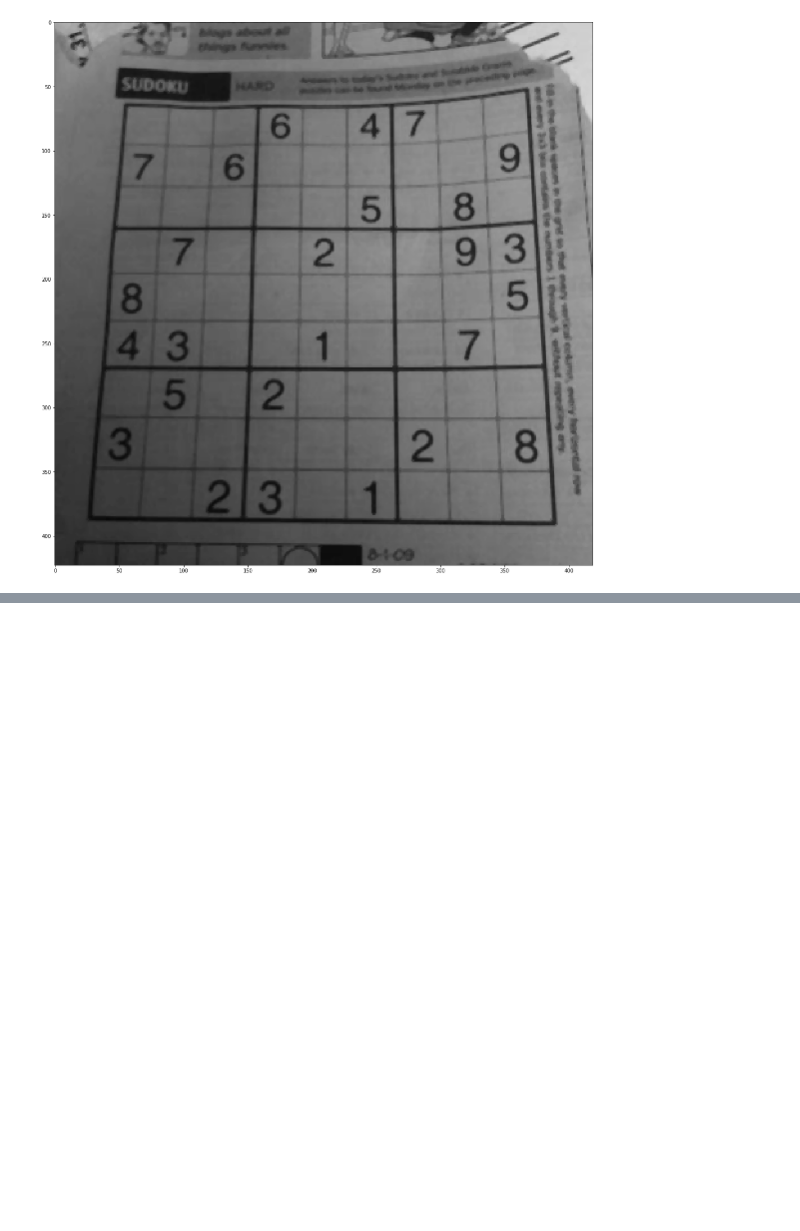
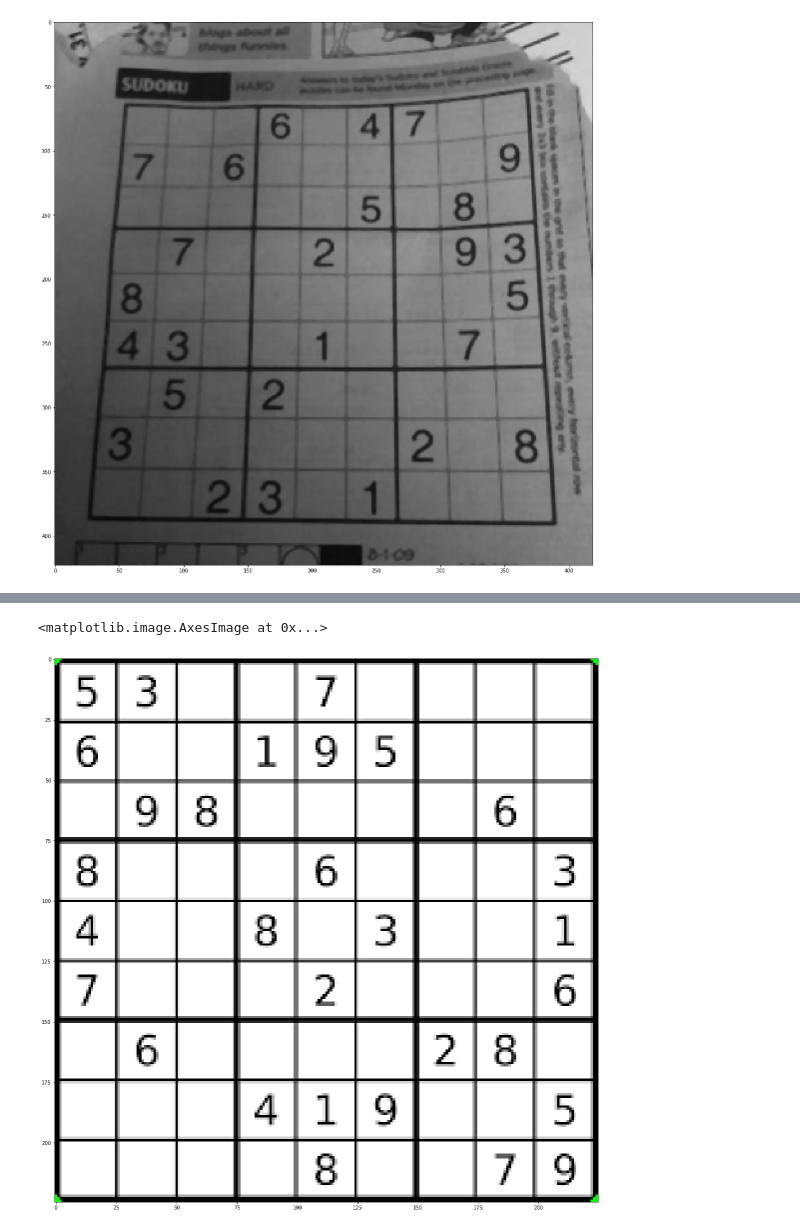
Before and after one commit to happy-unicorn/sudoku-solver, a Jupyter notebook: examples/sudoku_solver_ algorithm_ algorithm.ipynb, the cells around one changed output, grey strips where cells are left out. Saved outputs shown, nothing was run; the diff lists cells and outputs as text; code cells hidden in the pictures; blank space fills up the shorter version.

```diff
--- a/examples/sudoku_solver_ algorithm_ algorithm.ipynb
+++ b/examples/sudoku_solver_ algorithm_ algorithm.ipynb
@@ -44,0 +46,62 @@ plt.imshow(dil, cmap='gray', vmin=0, vmax=255)
+# %%
+
+import cv2
+import numpy as np
+
+def perspective_transform(image, corners):
+    def order_corner_points(corners):
+        # Separate corners into individual points
+        # Index 0 - top-right
+        #       1 - top-left
+        #       2 - bottom-left
+        #       3 - bottom-right
+        corners = [(corner[0][0], corner[0][1]) for corner in corners]
+        top_r, top_l, bottom_l, bottom_r = corners[0], corners[1], corners[2], corners[3]
+        return (top_l, top_r, bottom_r, bottom_l)
+
+    # Order points in clockwise order
+    ordered_corners = order_corner_points(corners)
+    top_l, top_r, bottom_r, bottom_l = ordered_corners
+
+    # Determine width of new image which is the max distance between
+    # (bottom right and bottom left) or (top right and top left) x-coordinates
+    width_A = np.sqrt(((bottom_r[0] - bottom_l[0]) ** 2) + ((bottom_r[1] - bottom_l[1]) ** 2))
+    width_B = np.sqrt(((top_r[0] - top_l[0]) ** 2) + ((top_r[1] - top_l[1]) ** 2))
+    width = max(int(width_A), int(width_B))
+
+    # Determine height of new image which is the max distance between
+    # (top right and bottom right) or (top left and bottom left) y-coordinates
+    height_A = np.sqrt(((top_r[0] - bottom_r[0]) ** 2) + ((top_r[1] - bottom_r[1]) ** 2))
+    height_B = np.sqrt(((top_l[0] - bottom_l[0]) ** 2) + ((top_l[1] - bottom_l[1]) ** 2))
+    height = max(int(height_A), int(height_B))
+
+    # Construct new points to obtain top-down view of image in
+    # top_r, top_l, bottom_l, bottom_r order
+    dimensions = np.array([[0, 0], [width - 1, 0], [width - 1, height - 1],
+                    [0, height - 1]], dtype = "float32")
+
+    # Convert to Numpy format
+    ordered_corners = np.array(ordered_corners, dtype="float32")
+
+    # Find perspective transform matrix
+    matrix = cv2.getPerspectiveTransform(ordered_corners, dimensions)
+
+    # Return the transformed image
+    return cv2.warpPerspective(image, matrix, (width, height))
+
+image = cv2.imread('pictures/test2.png')
+original = image.copy()
+gray = cv2.cvtColor(image, cv2.COLOR_BGR2GRAY)
+blur = cv2.medianBlur(gray, 3)
+thresh = cv2.adaptiveThreshold(blur,255,cv2.ADAPTIVE_THRESH_GAUSSIAN_C, cv2.THRESH_BINARY_INV,11,3)
+
+cnts = cv2.findContours(thresh, cv2.RETR_EXTERNAL, cv2.CHAIN_APPROX_SIMPLE)
+cnts = cnts[0] if len(cnts) == 2 else cnts[1]
+cnts = sorted(cnts, key=cv2.contourArea, reverse=True)
+
+with_count = cv2.drawContours(image, cnts[0], -1, (0,255,0), 3)
+plt.figure(figsize=(20, 20))
+plt.imshow(with_count)
+# %% [output]
+<matplotlib.image.AxesImage at 0x...>
+[figure, added]
```
Also changed, not shown: parts of 27 cells of this notebook, 1 other file.
